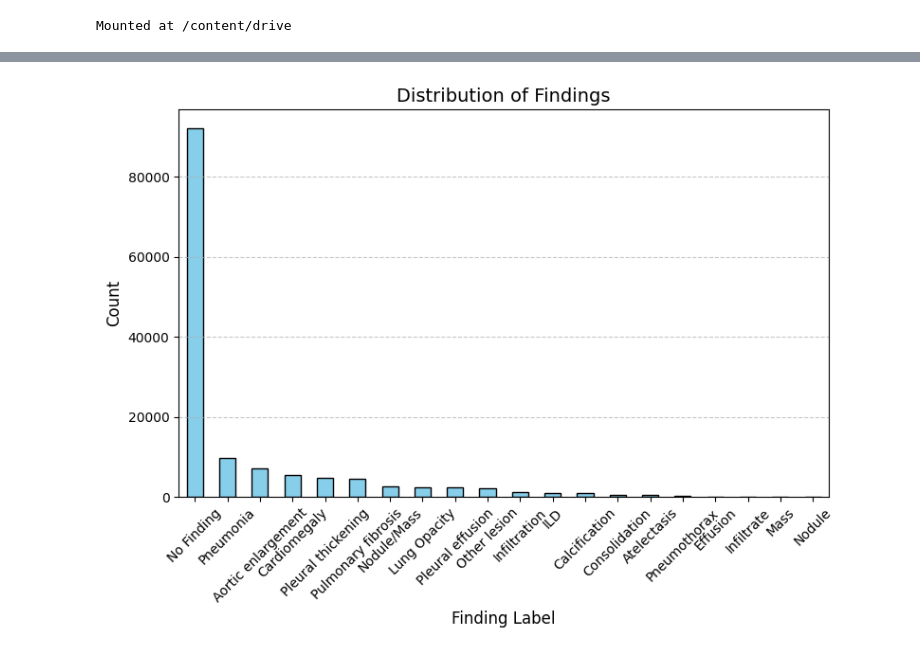
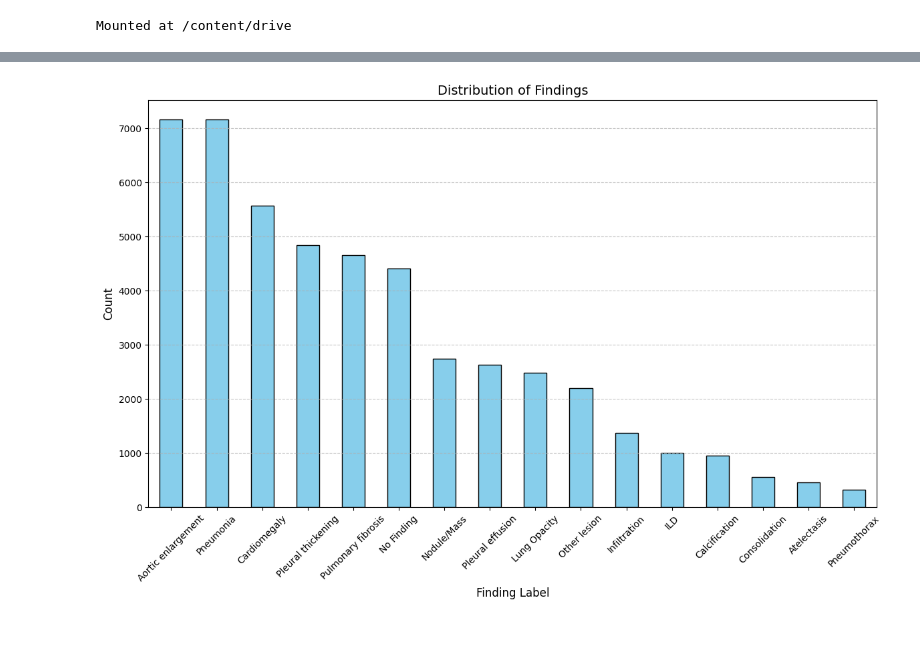
Before and after one commit to SkinHeadDressSom/Ultimate-X-ray-AI, a Jupyter notebook: CXR_data_preparation.ipynb, the cells around one changed output, grey strips where cells are left out. Saved outputs shown, nothing was run; the diff lists cells and outputs as text; code cells hidden in the pictures.

```diff
--- a/CXR_data_preparation.ipynb
+++ b/CXR_data_preparation.ipynb
@@ -269,0 +176,28 @@ print(len(merged_df['class_name'].unique()))
+# %%
+def downsample_classes(df, class_col="class_name", no_finding_class="No Finding"):
+    non_no_finding = df[df[class_col] != no_finding_class]
+    class_counts = non_no_finding[class_col].value_counts()
+
+    most_frequent_class = class_counts.index[0]
+    second_most_frequent_class = class_counts.index[1]
+    target_size = class_counts.iloc[1]
+
+    downsampled = []
+    for class_name, group in df.groupby(class_col):
+        if class_name == most_frequent_class:
+            downsampled.append(group.sample(target_size, random_state=42))
+        elif class_name == no_finding_class:
+            continue
+        else:
+            downsampled.append(group)
+
+    remaining_df = pd.concat(downsampled)
+
+    no_finding_target_size = int(0.1 * len(remaining_df))
+    no_finding_df = df[df[class_col] == no_finding_class].sample(no_finding_target_size, random_state=42)
+
+    final_df = pd.concat([remaining_df, no_finding_df])
+    return final_df
+
+downsampled_df = downsample_classes(mapped_df)
+downsampled_df
@@ -270,18 +218,18 @@ print(len(merged_df['class_name'].unique()))
 # %%
-finding_counts = merged_df['class_name'].value_counts()
+finding_counts = downsampled_df['class_name'].value_counts()
 
-plt.figure(figsize=(8, 6))
+plt.figure(figsize=(12, 8))
 finding_counts.plot(kind="bar", color="skyblue", edgecolor="black")
 plt.title("Distribution of Findings", fontsize=14)
 plt.xlabel("Finding Label", fontsize=12)
 plt.ylabel("Count", fontsize=12)
 plt.xticks(rotation=45, fontsize=10)
 plt.grid(axis="y", linestyle="--", alpha=0.7)
 plt.tight_layout()
 
 plt.show()
 # %% [output]
-[figure, old version]
+[figure, new version]
 # %%
 finding_counts
 # %% [output]
```
Also changed, not shown: parts of 39 cells of this notebook.
